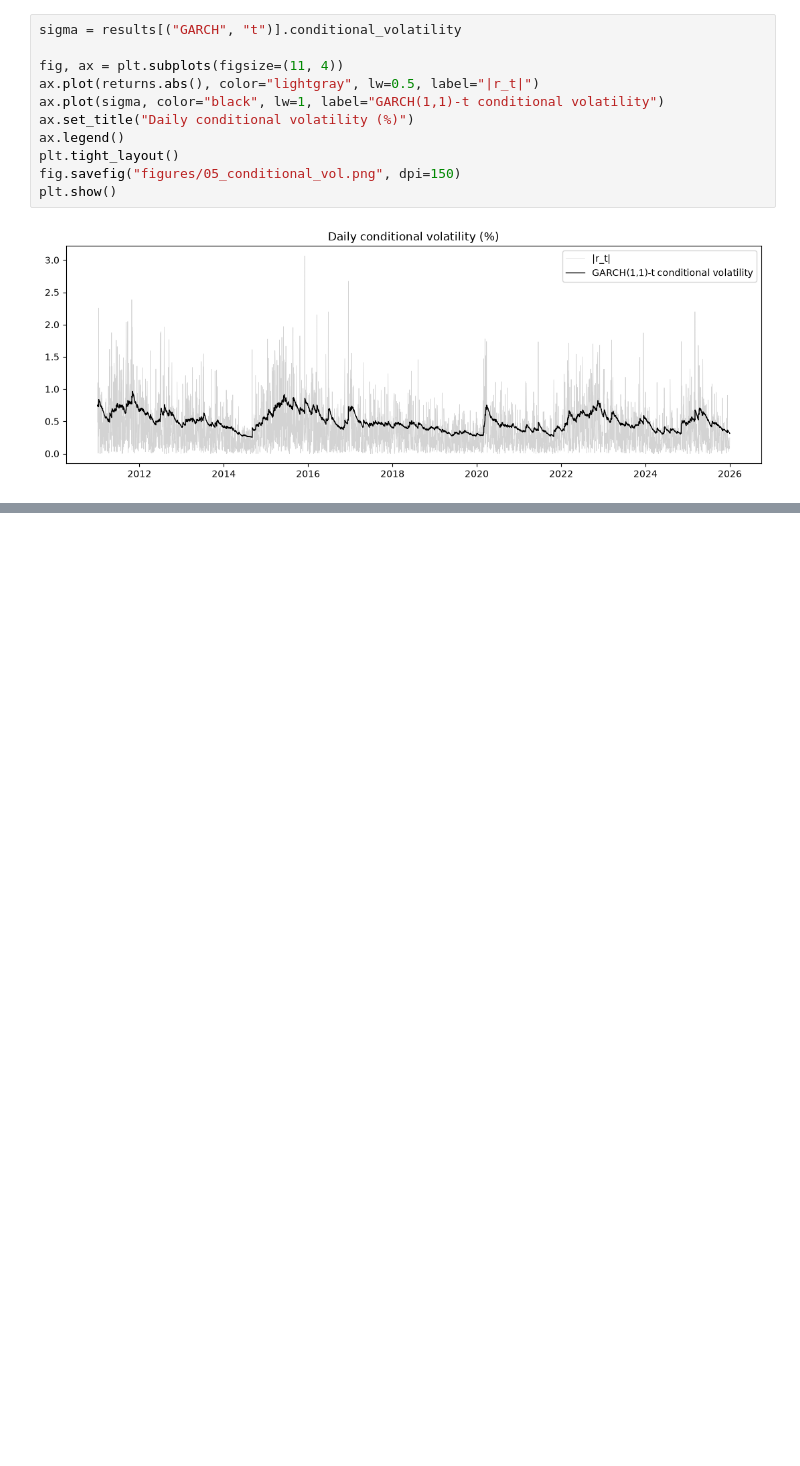
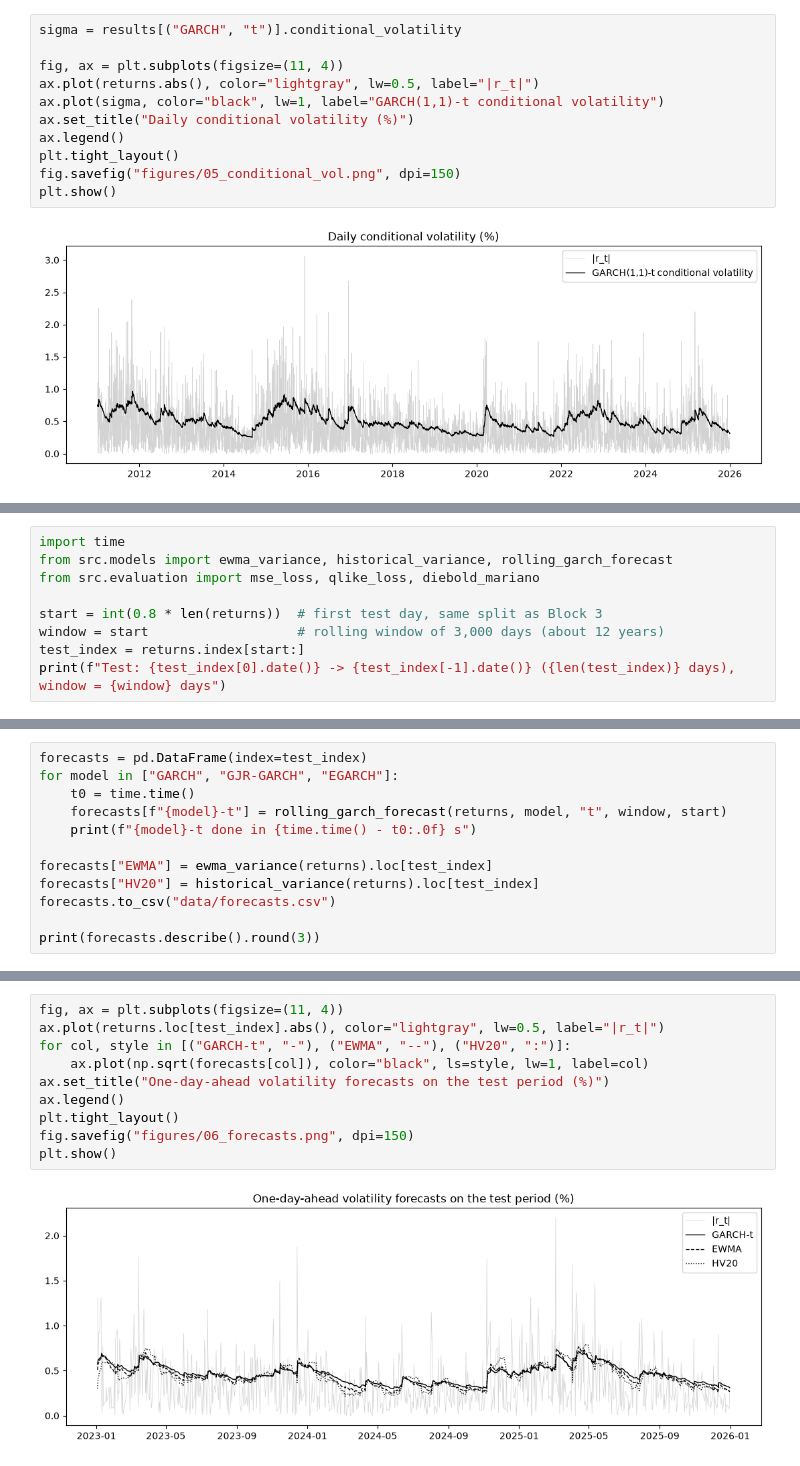
Before and after one commit to elhassanabounnaim-commits/eurusd-volatility-garch, a Jupyter notebook: main.ipynb, the cells around one changed output, grey strips where cells are left out. Drawn from its saved outputs; the diff is of its cells as text; blank space fills up the shorter version.

Commit message:
Add rolling out-of-sample volatility forecasts, QLIKE and MSE losses, and Diebold-Mariano tests

```diff
--- a/main.ipynb
+++ b/main.ipynb
@@ -316,0 +319,9 @@ plt.show()
+# %%
+import time
+from src.models import ewma_variance, historical_variance, rolling_garch_forecast
+from src.evaluation import mse_loss, qlike_loss, diebold_mariano
+
+start = int(0.8 * len(returns))  # first test day, same split as Block 3
+window = start                   # rolling window of 3,000 days (about 12 years)
+test_index = returns.index[start:]
+print(f"Test: {test_index[0].date()} -> {test_index[-1].date()} ({len(test_index)} days), window = {window} days")
@@ -316,0 +330,12 @@ plt.show()
+# %%
+forecasts = pd.DataFrame(index=test_index)
+for model in ["GARCH", "GJR-GARCH", "EGARCH"]:
+    t0 = time.time()
+    forecasts[f"{model}-t"] = rolling_garch_forecast(returns, model, "t", window, start)
+    print(f"{model}-t done in {time.time() - t0:.0f} s")
+
+forecasts["EWMA"] = ewma_variance(returns).loc[test_index]
+forecasts["HV20"] = historical_variance(returns).loc[test_index]
+forecasts.to_csv("data/forecasts.csv")
+
+print(forecasts.describe().round(3))
@@ -316,0 +398,12 @@ plt.show()
+# %%
+fig, ax = plt.subplots(figsize=(11, 4))
+ax.plot(returns.loc[test_index].abs(), color="lightgray", lw=0.5, label="|r_t|")
+for col, style in [("GARCH-t", "-"), ("EWMA", "--"), ("HV20", ":")]:
+    ax.plot(np.sqrt(forecasts[col]), color="black", ls=style, lw=1, label=col)
+ax.set_title("One-day-ahead volatility forecasts on the test period (%)")
+ax.legend()
+plt.tight_layout()
+fig.savefig("figures/06_forecasts.png", dpi=150)
+plt.show()
+# %% [output]
+[figure, added]
```
Also changed, not shown: parts of 5 cells of this notebook, 5 other files.
